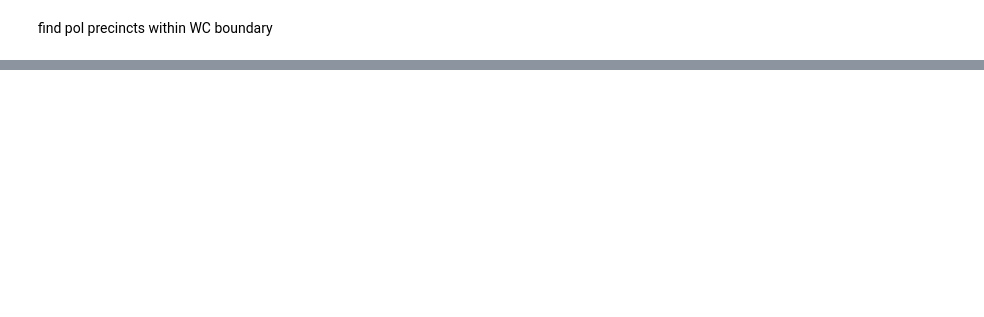
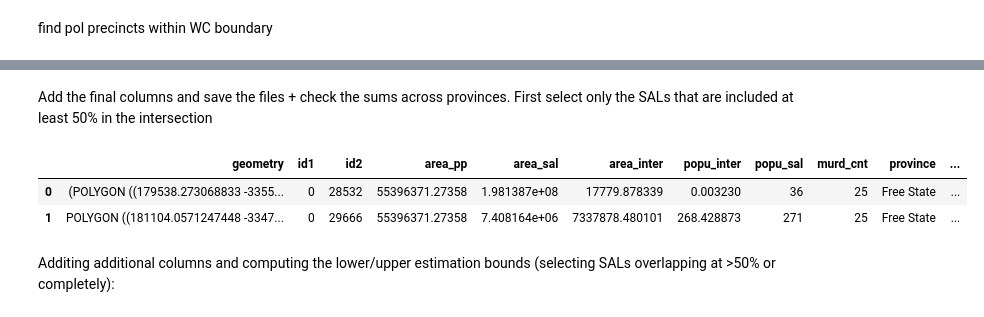
Before and after one commit to OpenUpSA/crime-stats-demystifed, a Jupyter notebook: crime_stats_compute_aea.ipynb, the cells around one changed output, grey strips where cells are left out. Cells and saved outputs as stored; diff of their text form; code cells hidden in the pictures; blank space fills up the shorter version.

```diff
--- a/crime_stats_compute_aea.ipynb
+++ b/crime_stats_compute_aea.ipynb
@@ -261,5 +252,12 @@ dfoFS = df_int2[df_int2.PR_NAME=="Free State"]
 dfoFS[dfoFS.id1 == 0]['popu_frac']
 # %%
 dfFS[dfFS.id1 == 0]['popu_frac'].sum()
+# %% [markdown]
+Add the final columns and save the files +  check the sums across provinces.
+First select only the SALs that are included at least 50% in the intersection
 # %%
-df.head(n=2)
+df_int.head(n=2)
+# %% [output]
+|  | geometry | id1 | id2 | area_pp | area_sal | area_inter | popu_inter | popu_sal | murd_cnt | province | ... |
+| 0 | (POLYGON ((179538.273068833 -3355... | 0 | 28532 | 55396371.27358 | 1.981387e+08 | 17779.878339 | 0.003230 | 36 | 25 | Free State | ... |
+| 1 | POLYGON ((181104.0571247448 -3347... | 0 | 29666 | 55396371.27358 | 7.408164e+06 | 7337878.480101 | 268.428873 | 271 | 25 | Free State | ... |
@@ -270,0 +264,2 @@ data_full_aea = compute_final_col(df)
+# %% [markdown]
+Additing additional columns and computing the lower/upper estimation bounds (selecting SALs overlapping at >50% or completely):
```
Also changed, not shown: parts of 42 cells of this notebook.
